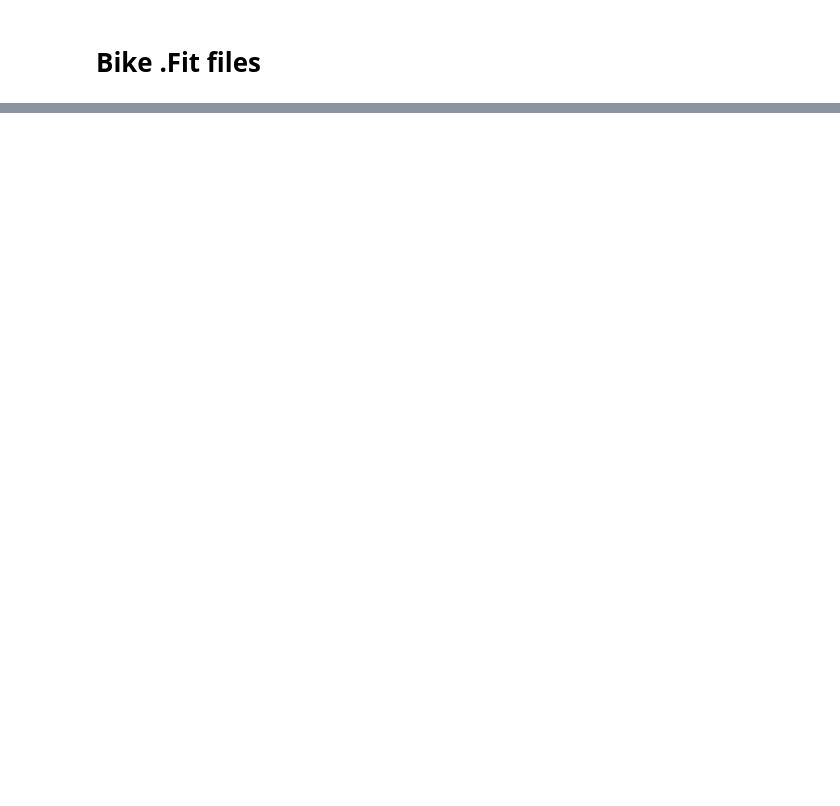
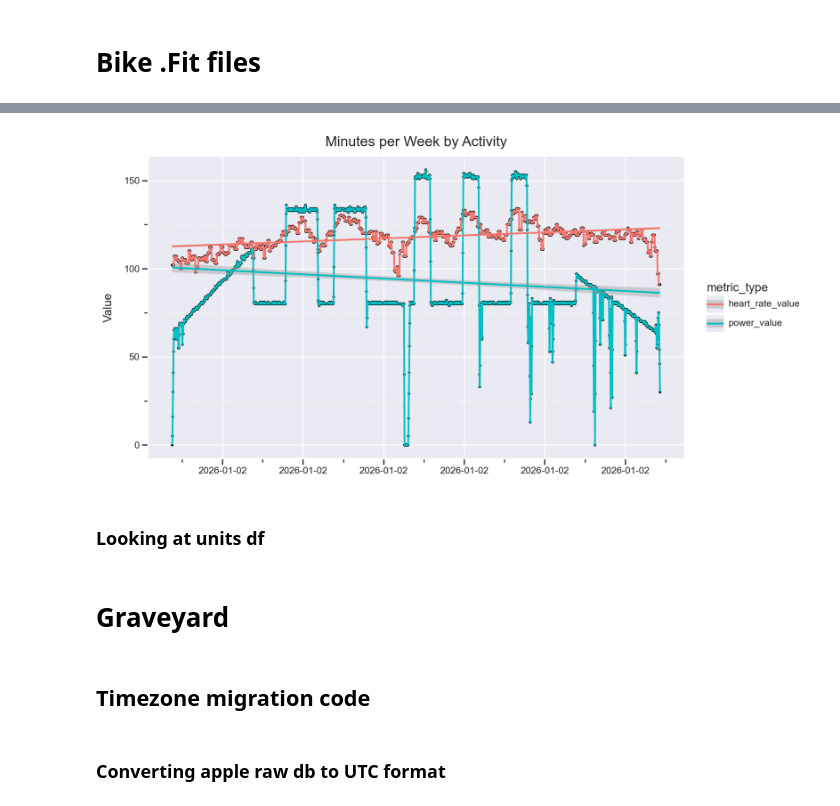
Before and after one commit to Ryan-Iacovone/Habit-Tracker-Website, a Jupyter notebook: QA_Env.ipynb, the cells around one changed output, grey strips where cells are left out. Drawn from its saved outputs; the diff is of its cells as text; code cells hidden in the pictures; blank space fills up the shorter version.

```diff
--- a/QA_Env.ipynb
+++ b/QA_Env.ipynb
@@ -1297,0 +1564,52 @@ for _, row in bike_units.iterrows():
+# %%
+with engine.begin() as conn:
+    apple_heart = pd.read_sql_query(text("""SELECT adr.startDate as timestamp, adr.type, adr.unit, adr.value as heart_rate_value
+                                            FROM apple_data_raw adr
+                                            WHERE adr.type = 'HeartRate' and adr.startDate between :lower_date and :upper_date """), conn,    # '2025-07-12 12:33:01.000000' and '2025-07-12 13:11:56.000000'
+                                        params= {"lower_date": str(workout_dates["start_time"][0]), "upper_date": str(workout_dates["end_time"][0]) },
+                                       parse_dates=["timestamp"])
+
+apple_heart["timestamp"] = apple_heart["timestamp"].dt.tz_localize("UTC")
+# %%
+# Import to merge apple data into bike data because bike data is more complete for each second of workout
+combined = pd.merge(bike_power, apple_heart, on="timestamp", how="left")
+
+combined = combined.ffill()
+# %%
+combined_long = pd.melt(combined, id_vars=["timestamp"], value_vars=["power_value", "heart_rate_value"], var_name="metric_type", value_name="value")
+
+combined_long["value"] = combined_long["value"].astype("float")
+# %%
+from plotnine import ggplot, aes, geom_bar, geom_text, position_dodge, scale_fill_brewer, scale_y_continuous, labs, theme_seaborn, theme, scale_fill_manual, element_line, geom_hline, geom_line, \
+geom_point, scale_x_datetime, element_text, element_blank, geom_boxplot, stat_summary, scale_color_manual, geom_smooth
+
+
+plot = (ggplot(combined_long, aes(x='timestamp', y='value', color='metric_type', group='metric_type')) +
+    geom_point(color = "Black", size = .6) +
+    geom_line(size = 1) +
+
+    geom_smooth(aes(y="value")) +
+
+    #scale_y_continuous(breaks = range(0, 450, 50),
+    #                #minor_breaks=range(0, 36, 2),  # Can't do minor ticks 2.5 because int not float :(
+    #                limits = [0, 400]) +
+
+    # Manual color scales
+    #scale_fill_manual(values={'Cardio': '#52be80', 'Weights': '#ec7063'}) +  # Bar colors
+
+    #scale_color_manual(values={'Cardio': '#52be80', 'Weights': '#ec7063'}) +
+
+    labs(title= "Minutes per Week by Activity",
+        x="",
+        y="Value",
+        fill="Activity") +
+
+    theme_seaborn() +
+    theme(figure_size=(10, 5),
+        panel_grid_minor_y = element_line(color = "White", linetype = "dotted")))
+
+plot
+# %% [output]
+[figure, added]
+# %% [markdown]
+### Looking at units df
@@ -1297,0 +1631,6 @@ for _, row in bike_units.iterrows():
+# %% [markdown]
+# Graveyard
+# %% [markdown]
+## Timezone migration code
+# %% [markdown]
+### Converting apple raw db to UTC format
```
Also changed, not shown: parts of 63 cells of this notebook, 10 other files.
